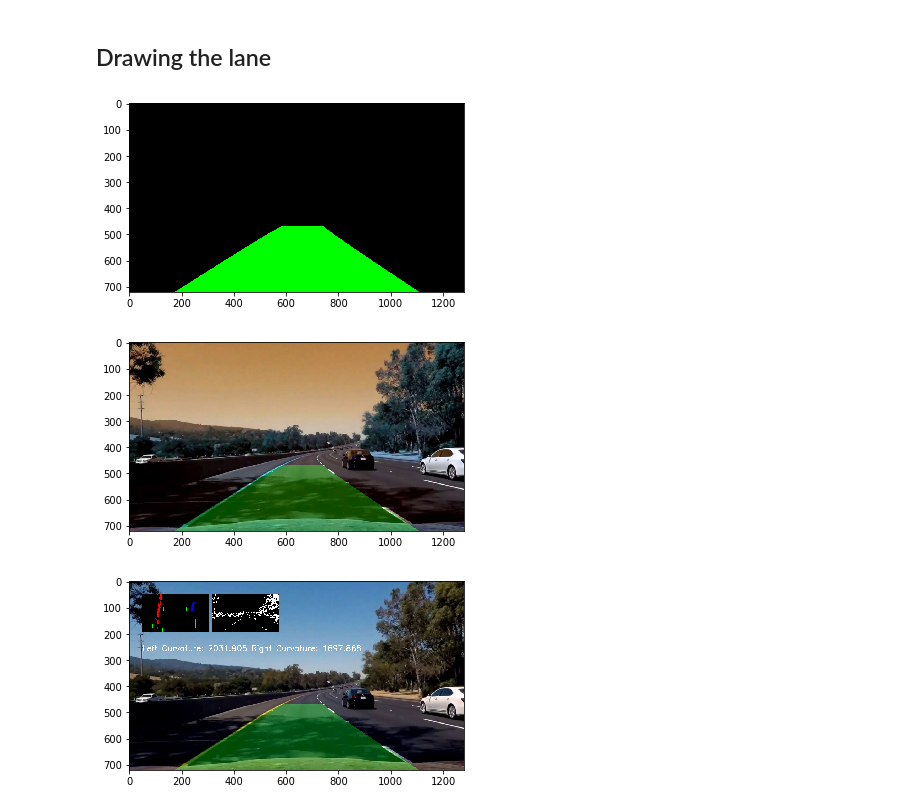
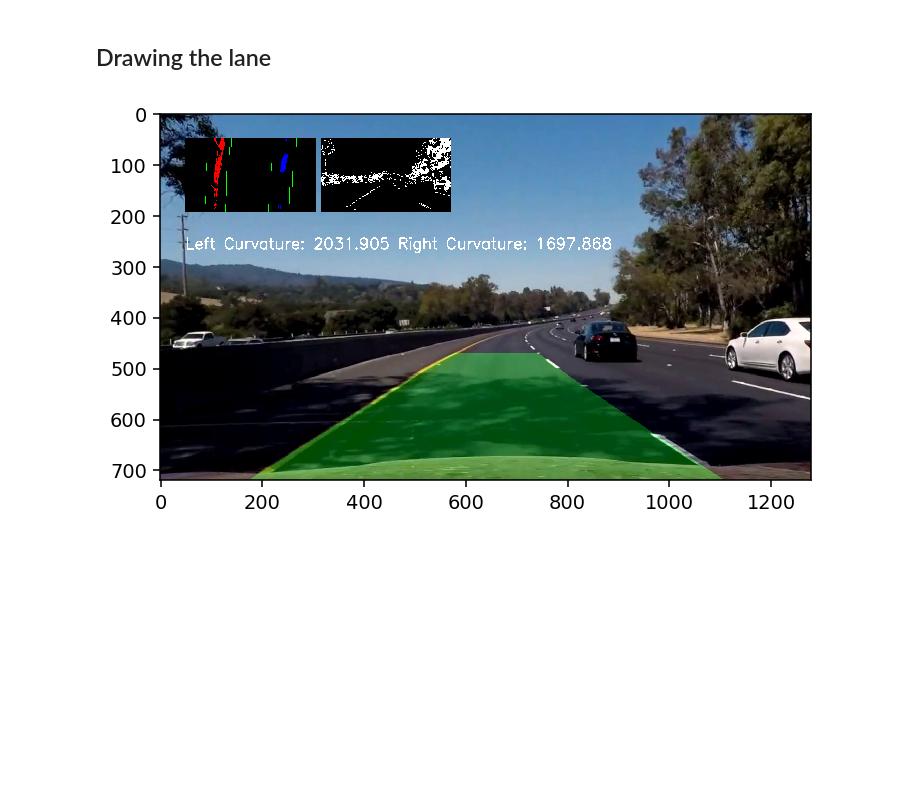
Before and after one commit to pavelsimo/CarND-Advanced-Lane-Lines, a Jupyter notebook: Advanced_Lane_Lines.ipynb, the cells around one changed output. Cells and saved outputs as stored; diff of their text form; code cells hidden in the pictures; blank space fills up the shorter version.

```diff
--- a/Advanced_Lane_Lines.ipynb
+++ b/Advanced_Lane_Lines.ipynb
@@ -278,10 +278,7 @@ plot_comparison(
 # %% [markdown]
 ## Drawing the lane
 # %%
-img_out = draw_lane(img_undistort, img_sobel, left_fit, right_fit, Minv, verbose=1)
+img_out = draw_lane(img_undistort, img_sobel, left_fit, right_fit, Minv)
-# %% [output]
-[figure, removed]
-[figure, removed]
 # %%
 def overlay(img1, img2, x_offset=50, y_offset=50):
     img1[y_offset:y_offset+img2.shape[0], x_offset:x_offset+img2.shape[1]] = img2
@@ -293,14 +290,15 @@ def put_text(img, text, font=cv2.FONT_HERSHEY_SIMPLEX, x_offset=0, y_offset=0, s
 # %%
 img_overlay1 = cv2.resize(img_poly, (256, 144))
 img_overlay2 = cv2.resize(cv2.cvtColor(255*img_sobel, cv2.COLOR_GRAY2RGB), (256, 144))
 img_result = img_out
 img_result = overlay(img_result, img_overlay1, x_offset=50, y_offset=50)
 img_result = overlay(img_result, img_overlay2, x_offset=316, y_offset=50)
 
 text = 'Left Curvature: %.3f Right Curvature: %.3f' % (left_curverad, right_curverad)
 img_result = put_text(img_result, text, x_offset=50, y_offset=266)
 
-plt.imshow(img_result)
+fig, ax = plt.subplots(dpi=140)
+ax.imshow(img_result)
 plt.show()
 # %% [output]
-[figure, old version]
+[figure, new version]
```
Also changed, not shown: 1 other file.
